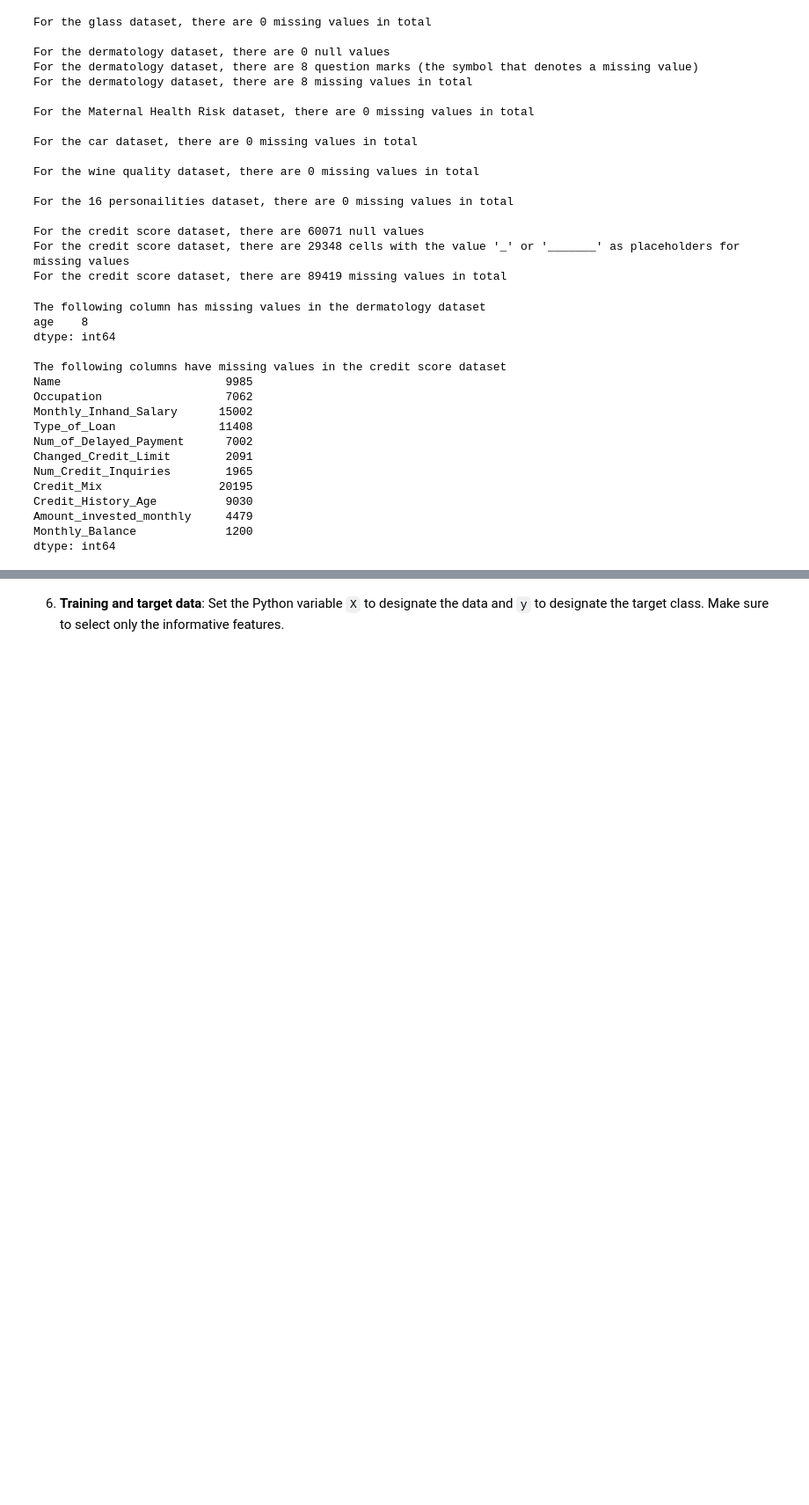
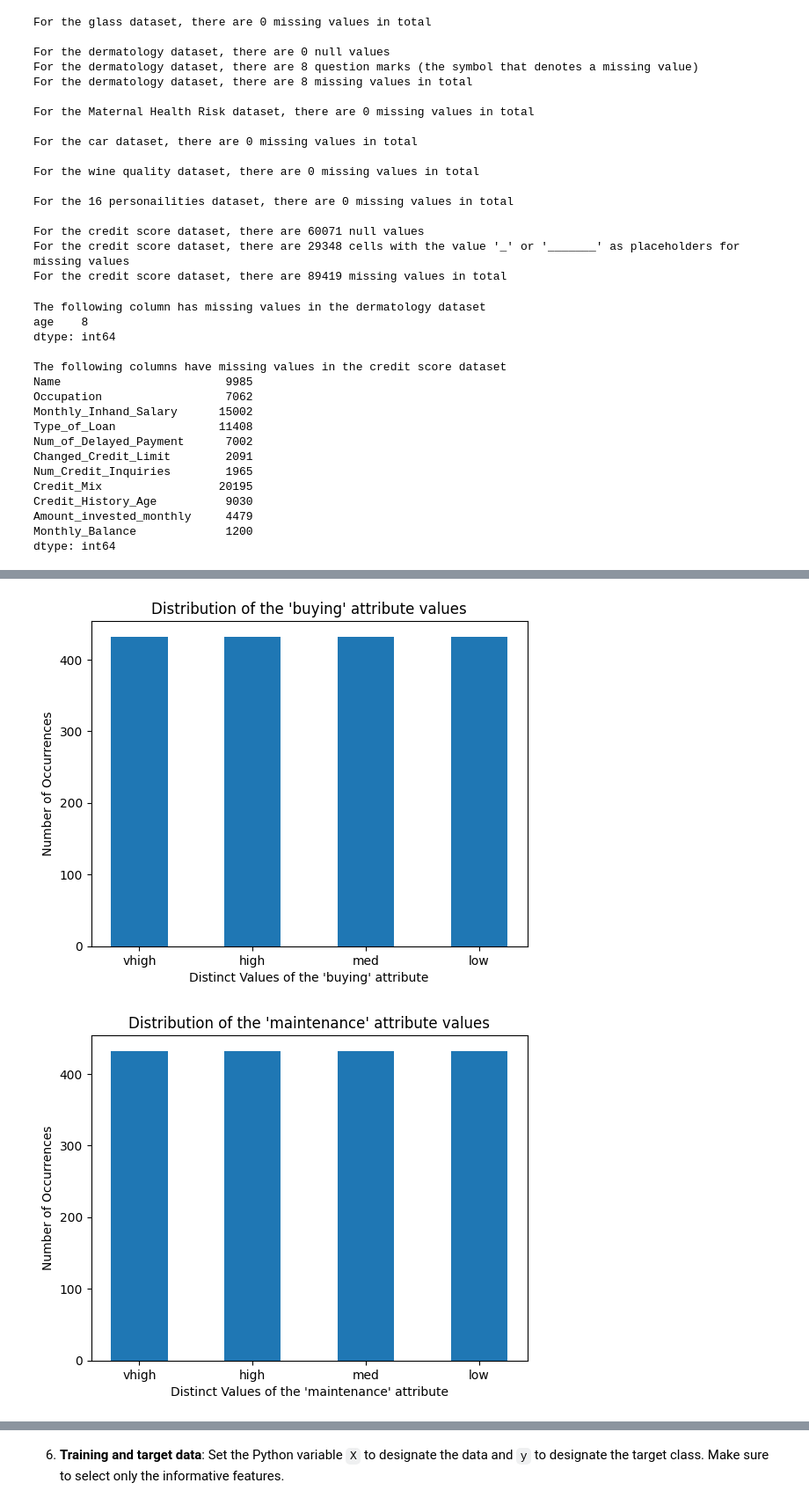
Before and after one commit to RainbowPigCake/CSI4106, a Jupyter notebook: CSI4106_A1_Template.ipynb, the cells around one changed output, grey strips where cells are left out. Shown at 88% size. Cells and saved outputs as stored; diff of their text form; code cells hidden in the pictures; blank space fills up the shorter version.

```diff
--- a/CSI4106_A1_Template.ipynb
+++ b/CSI4106_A1_Template.ipynb
@@ -46,7 +47,7 @@ dermatology_dataset = pd.read_csv(urls["dermatology"])
 
 maternal_dataset = pd.read_csv(urls["maternal"])
 
-car_dataset = pd.read_csv(urls["car"])
+car_dataset = pd.read_csv(urls["car"], header=None)
 
 wine_dataset = pd.read_csv(urls["wine"])
 
@@ -175,0 +181,59 @@ dtype: int64
+# %%
+#3.2
+#For the graphs, I will see the distrubition of the different values for each attribute
+#   This will be represented as a bar graph
+
+#I will first append the column names to the dataset for easier access to the attributes
+car_dataset.columns = ["buying", "maint", "doors", "persons", "lug_boot", "safety", "label"]
+
+#Bar graph for the first attribute
+plt.bar(car_dataset["buying"].unique(), car_dataset["buying"].value_counts(), width=0.5)
+plt.xlabel("Distinct Values of the 'buying' attribute")
+plt.ylabel("Number of Occurrences")
+plt.title("Distribution of the 'buying' attribute values")
+plt.show()
+
+#Bar graph for the second attribute
+plt.bar(car_dataset["maint"].unique(), car_dataset["maint"].value_counts(), width=0.5)
+plt.xlabel("Distinct Values of the 'maintenance' attribute")
+plt.ylabel("Number of Occurrences")
+plt.title("Distribution of the 'maintenance' attribute values")
+plt.show()
+
+#Bar graph for the third attribute
+plt.bar(car_dataset["doors"].unique(), car_dataset["doors"].value_counts(), width=0.5)
+plt.xlabel("Distinct Values of the 'doors' attribute")
+plt.ylabel("Number of Occurrences")
+plt.title("Distribution of the 'doors' attribute values")
+plt.show()
+
+#Bar graph for the third attribute
+plt.bar(car_dataset["doors"].unique(), car_dataset["doors"].value_counts(), width=0.5)
+plt.xlabel("Distinct Values of the 'doors' attribute")
+plt.ylabel("Number of Occurrences")
+plt.title("Distribution of the 'doors' attribute values")
+plt.show()
+
+#Bar graph for the fourth attribute
+plt.bar(car_dataset["persons"].unique(), car_dataset["persons"].value_counts(), width=0.5)
+plt.xlabel("Distinct Values of the 'persons' attribute")
+plt.ylabel("Number of Occurrences")
+plt.title("Distribution of the 'persons' attribute values")
+plt.show()
+
+#Bar graph for the fifth attribute
+plt.bar(car_dataset["lug_boot"].unique(), car_dataset["lug_boot"].value_counts(), width=0.5)
+plt.xlabel("Distinct Values of the 'luggage boot' attribute")
+plt.ylabel("Number of Occurrences")
+plt.title("Distribution of the 'luggage boot' attribute values")
+plt.show()
+
+#Bar graph for the sixth attribute
+plt.bar(car_dataset["safety"].unique(), car_dataset["safety"].value_counts(), width=0.5)
+plt.xlabel("Distinct Values of the 'safety' attribute")
+plt.ylabel("Number of Occurrences")
+plt.title("Distribution of the 'safety' attribute values")
+plt.show()
+# %% [output]
+[figure, added]
+[figure, added]
```
Also changed, not shown: parts of 17 cells of this notebook.
